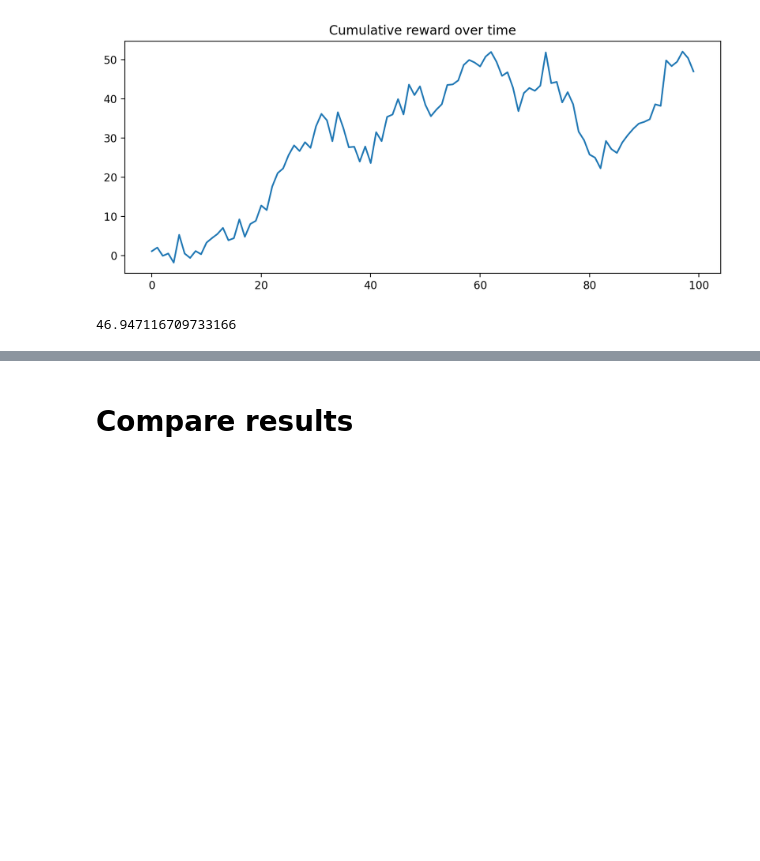
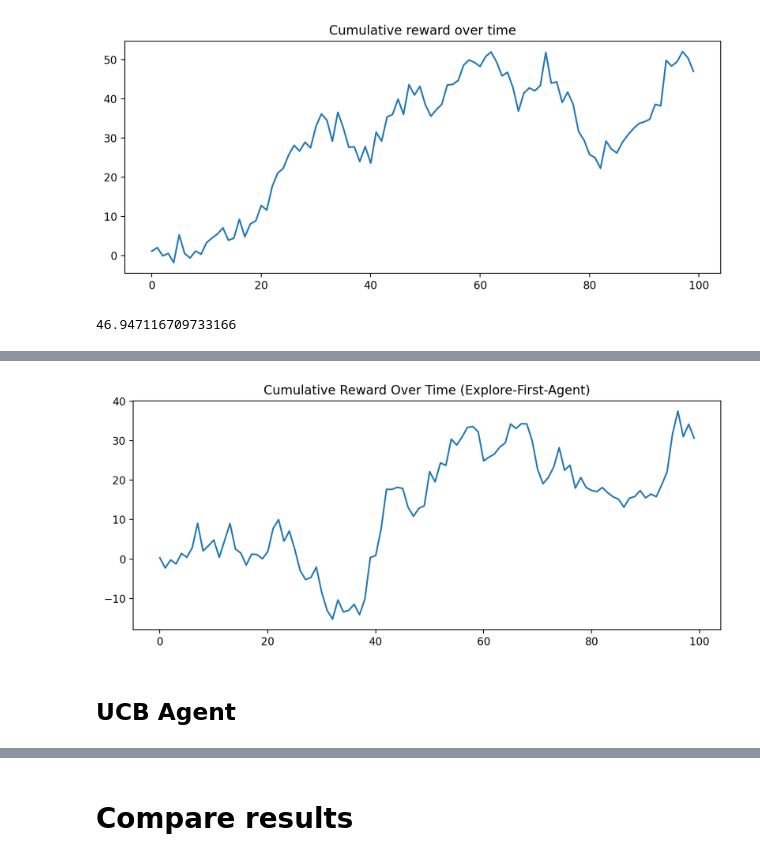
Before and after one commit to jaupimegi23/optimalMM, a Jupyter notebook: main.ipynb, the cells around one changed output, grey strips where cells are left out. Saved outputs shown, nothing was run; the diff lists cells and outputs as text; code cells hidden in the pictures; blank space fills up the shorter version.

```diff
--- a/main.ipynb
+++ b/main.ipynb
@@ -200,0 +345,10 @@ rewards[-1]
+# %%
+# plot rewards
+plt.figure(figsize=(10,4), dpi=200)
+plt.plot(rewards)
+plt.title('Cumulative Reward Over Time (Explore-First Agent)')
+plt.show()
+# %% [output]
+[figure, added]
+# %% [markdown]
+## UCB Agent
```
Also changed, not shown: parts of 22 cells of this notebook.
